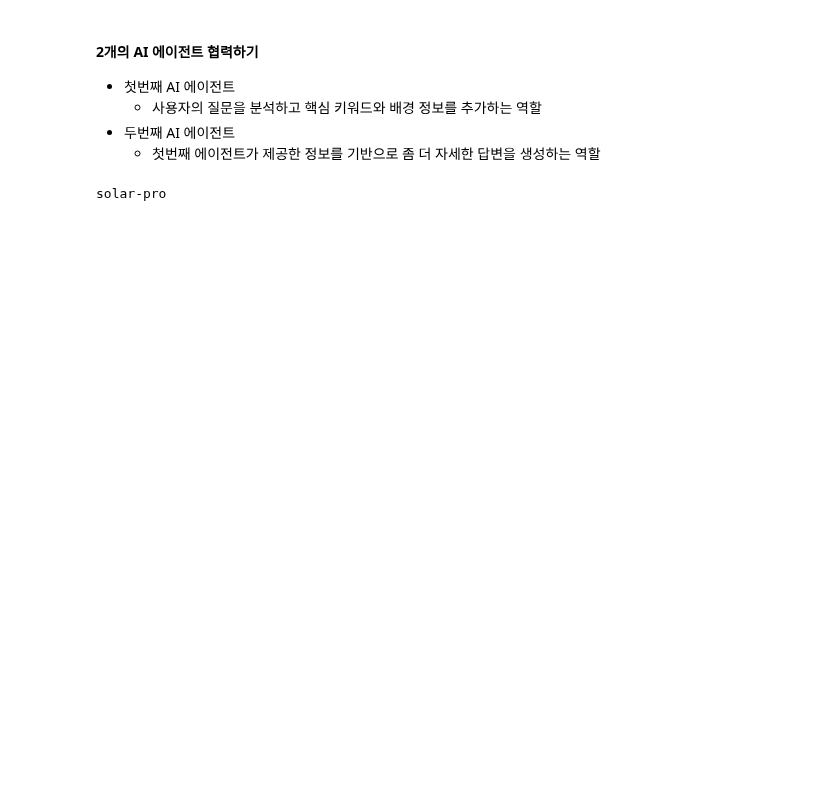
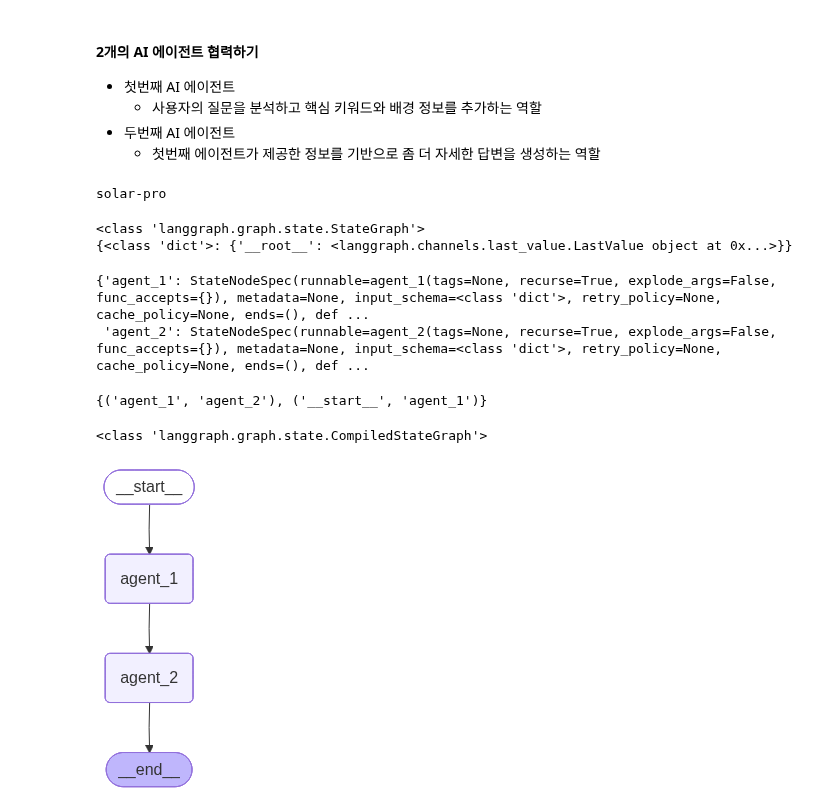
Before and after one commit to vega2kgkube/MyLangChainProject, a Jupyter notebook: src/mylangchain_app/05LangGraph/00_LangChain _LangGraph_비교.ipynb, the cells around one changed output. Saved outputs shown, nothing was run; the diff lists cells and outputs as text; code cells hidden in the pictures; blank space fills up the shorter version.

Commit message:
langgraph add

```diff
--- a/src/mylangchain_app/05LangGraph/00_LangChain _LangGraph_비교.ipynb
+++ b/src/mylangchain_app/05LangGraph/00_LangChain _LangGraph_비교.ipynb
@@ -213,9 +213,45 @@ def agent_2(state):
         f"질문: {refined_query}\n"
         f"핵심 키워드: {keywords}\n"
         f"배경 정보: {background_info}\n"
-        f"위 정보를 바탕으로 질문에 대해 깊이 있는 답변을 작성해 주세요."
+        f"위 정보를 바탕으로 질문에 대한 깊이 있는 답변을 작성해 주세요."
     )
 
     print(f"[Agent 2] 최종 답변 생성 완료\n")
 
     return {"final_answer": final_response}
+# %%
+# WorkFlow 역할을 하는 StateGraph 객체를 생성하기
+workflow = StateGraph(dict)
+
+print(type(workflow))
+print(workflow.schemas)
+# %% [output]
+<class 'langgraph.graph.state.StateGraph'>
+{<class 'dict'>: {'__root__': <langgraph.channels.last_value.LastValue object at 0x...>}}
+# %%
+# WorkFlow에 Node 추가하기
+workflow.add_node("agent_1", agent_1)
+workflow.add_node("agent_2", agent_2)
+
+workflow.nodes
+# %% [output]
+{'agent_1': StateNodeSpec(runnable=agent_1(tags=None, recurse=True, explode_args=False, func_accepts={}), metadata=None, input_schema=<class 'dict'>, retry_policy=None, cache_policy=None, ends=(), def ...
+ 'agent_2': StateNodeSpec(runnable=agent_2(tags=None, recurse=True, explode_args=False, func_accepts={}), metadata=None, input_schema=<class 'dict'>, retry_policy=None, cache_policy=None, ends=(), def ...
+# %%
+# WorkFlow에 Edge 추가하기
+# agent_1이 먼저 실행됨
+workflow.set_entry_point("agent_1")
+# agent_1 -> agent_2
+workflow.add_edge("agent_1","agent_2")
+
+print(workflow.edges)
+# %% [output]
+{('agent_1', 'agent_2'), ('__start__', 'agent_1')}
+# %%
+graph = workflow.compile()
+
+print(type(graph))
+graph
+# %% [output]
+<class 'langgraph.graph.state.CompiledStateGraph'>
+[figure, added]
```
Also changed, not shown: parts of 5 cells of this notebook.
